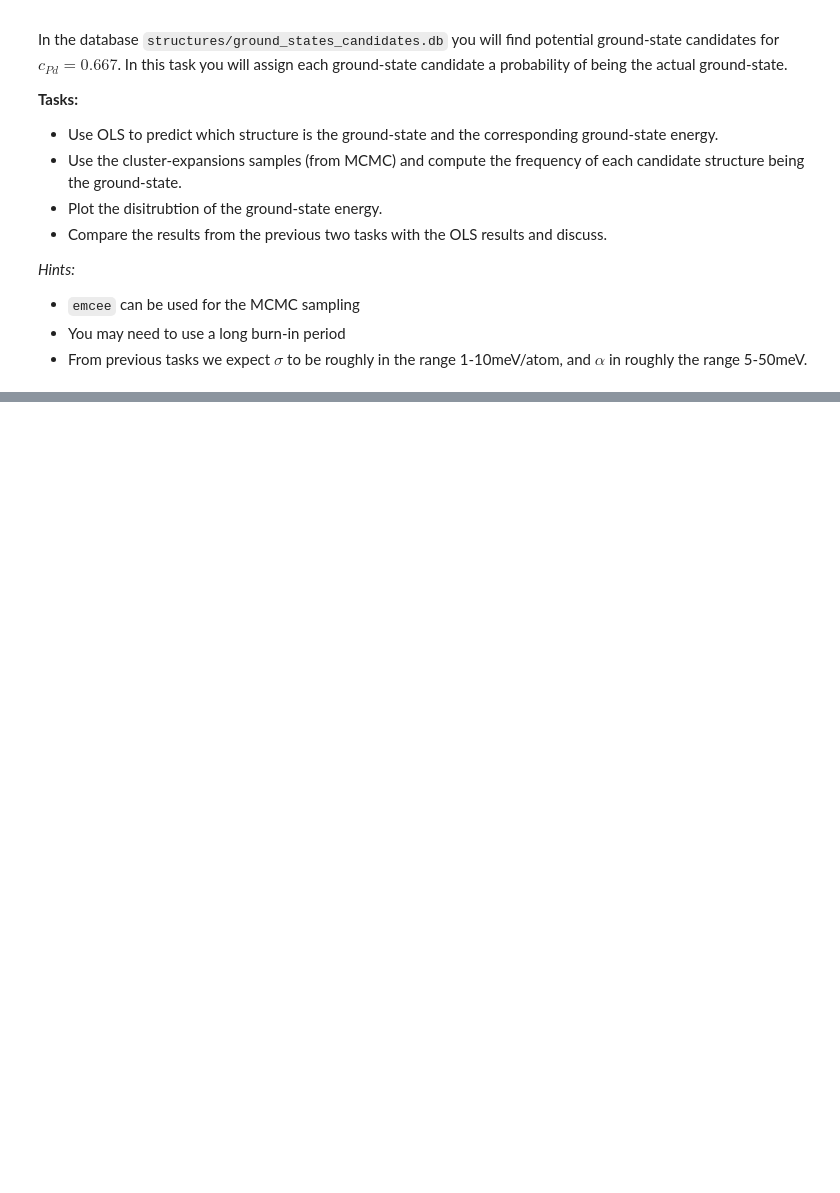
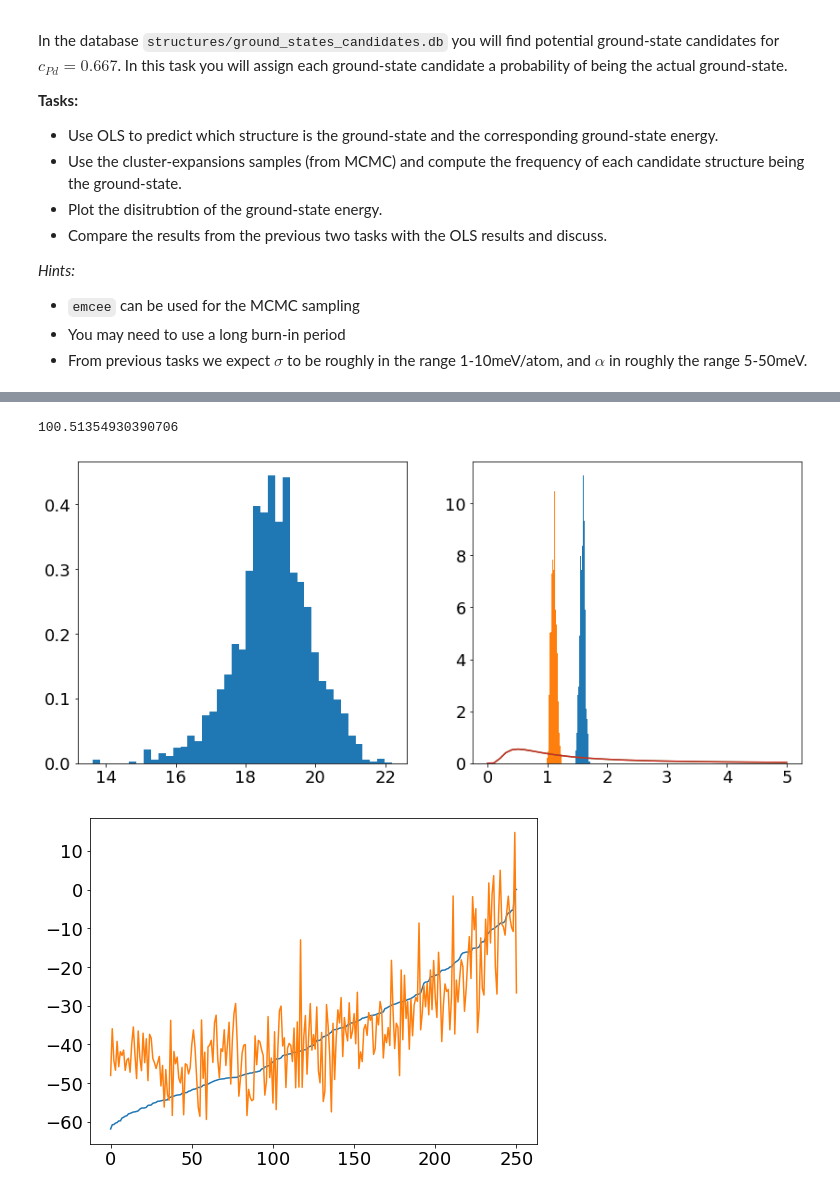
Before and after one commit to elindgren/asam_projects, a Jupyter notebook: Project2/TIF345_CE_project_2a.ipynb, the cells around one changed output, grey strips where cells are left out. Cells and saved outputs as stored; diff of their text form; code cells hidden in the pictures; blank space fills up the shorter version.

```diff
--- a/Project2/TIF345_CE_project_2a.ipynb
+++ b/Project2/TIF345_CE_project_2a.ipynb
@@ -308,10 +311,7 @@ def get_non_zero_params(model_params, parameter_tol):
     non_zero_idx = np.where(np.abs(model_params) > parameter_tol)[0]
     return non_zero_idx, model_params[non_zero_idx]
 
-
-def cutoff_analysis(cutoffs, nbr_data, n_splits, regression_model, model_parameters=None, parameter_tol=1e-4):
-    cs, nbr_parameters = get_nbr_parameters(cutoffs)
-
+def get_data(nbr_data, nbr_parameters, cs):
     X = np.zeros((nbr_data,nbr_parameters)) # design matrix
     y = np.zeros(nbr_data)
     for j, row in enumerate(db.select()):
@@ -319,6 +319,11 @@ def cutoff_analysis(cutoffs, nbr_data, n_splits, regression_model, model_paramet
         x = cs.get_cluster_vector(atoms)
         X[j,:] = x
         y[j] = row.mixing_energy
+    return X, y
+
+def cutoff_analysis(cutoffs, nbr_data, n_splits, regression_model, model_parameters=None, parameter_tol=1e-4):
+    cs, nbr_parameters = get_nbr_parameters(cutoffs)
+    X, y = get_data(nbr_data, nbr_parameters, cs)
 
     X, y = normalize_data(X,y)
     CV_score = perform_cv(X,y,n_splits, regression_model, model_parameters)
@@ -566,0 +652,32 @@ In the database `structures/ground_states_candidates.db` you will find potential
+# %%
+alpha = np.linspace(0,5)
+p_alpha = np.exp(alpha_log_prior(alpha))
+sigma = np.linspace(0,5)
+p_sigma = np.exp(sigma_log_prior(alpha))
+
+full_trace = np.concatenate(trace, axis=0)
+fig, ax = plt.subplots(1,2, figsize=(14,6))
+
+ax[0].hist(full_trace[:,2], bins=41  , density = True)
+ax[1].hist(full_trace[:,J_dim], bins=21  , density = True)
+ax[1].hist(full_trace[:,J_dim+1], bins=21  , density = True)
+ax[1].plot(alpha,p_alpha)
+ax[1].plot(sigma,p_sigma)
+
+y_pred = np.zeros(len(X[:,0]))
+for i,sample in enumerate(full_trace):
+    y_pred += X@sample[0:J_dim]
+
+y_mean = y_pred/len(full_trace[:,0])
+fig, ax = plt.subplots(figsize=(8,6))
+sortOrder = np.argsort(y)
+
+plt.plot(y[sortOrder])
+plt.plot(y_mean[sortOrder])
+
+MSE = np.sum((y_mean - y)**2)/len(y)
+print(MSE)
+# %% [output]
+100.51354930390706
+[figure, added]
+[figure, added]
```
Also changed, not shown: parts of 11 cells of this notebook, 6 other files.
